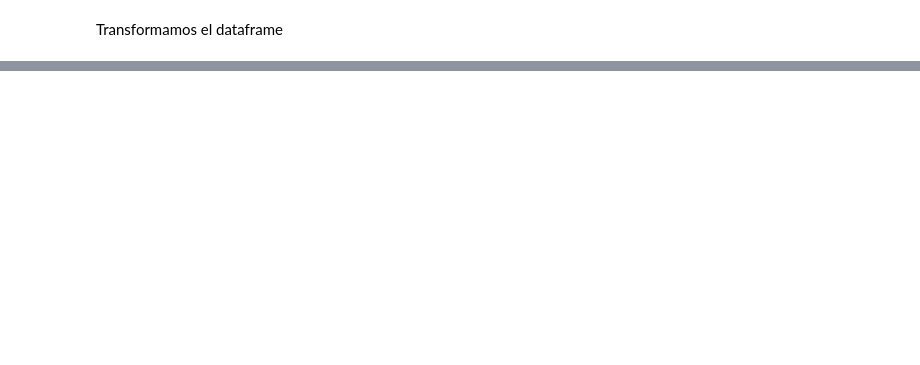
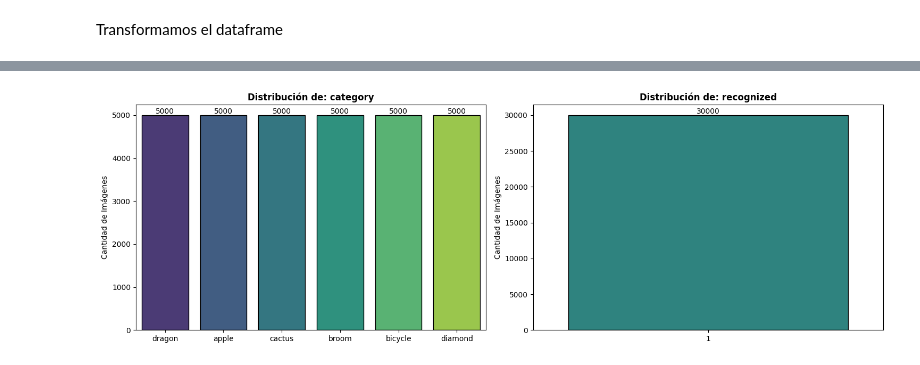
Before and after one commit to moonlightKiR/XGBOOST, a Jupyter notebook: src/main.ipynb, the cells around one changed output, grey strips where cells are left out. Cells and saved outputs as stored; diff of their text form; code cells hidden in the pictures; blank space fills up the shorter version.

```diff
--- a/src/main.ipynb
+++ b/src/main.ipynb
@@ -96,0 +82,4 @@ Total: 0
+# %%
+eda.plot_class_balance(df=df)
+# %% [output]
+[figure, added]
```
Also changed, not shown: parts of 18 cells of this notebook, 2 other files.
